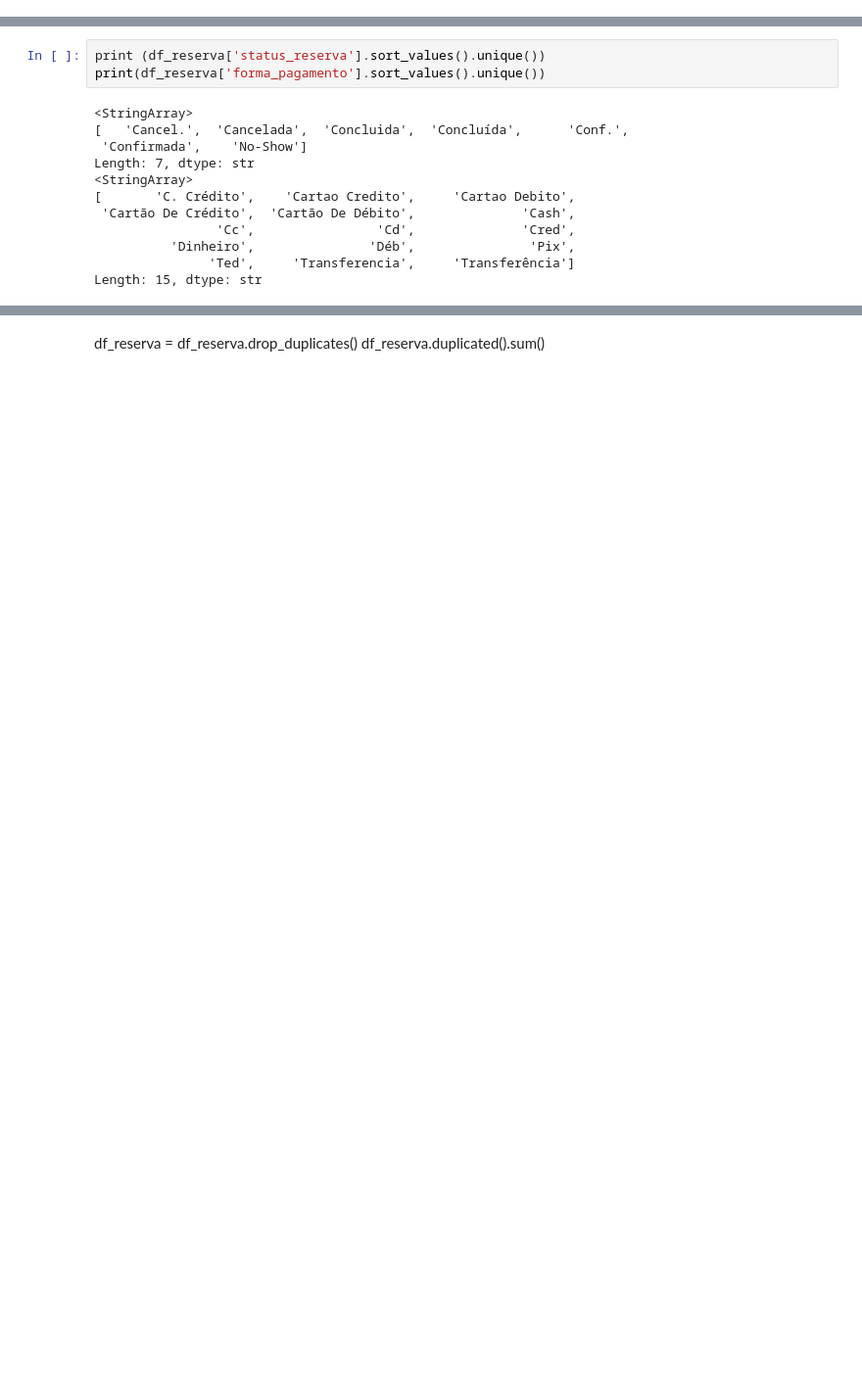
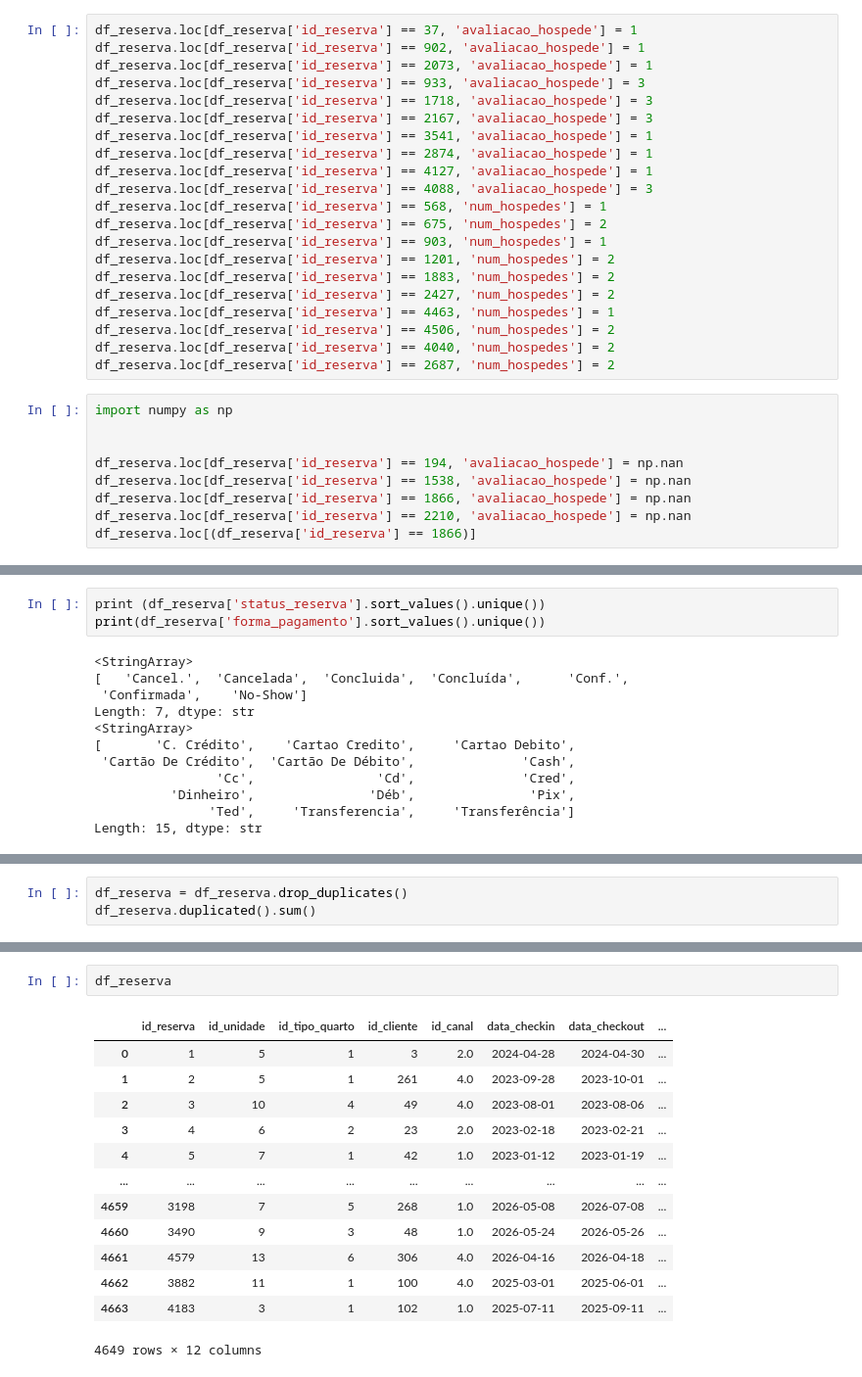
Before and after one commit to CarlosEduardoRodrigues7/Narahotel, a Jupyter notebook: narahotel.ipynb, the cells around one changed output, grey strips where cells are left out. Shown at 98% size. Saved outputs shown, nothing was run; the diff lists cells and outputs as text; blank space fills up the shorter version.

```diff
--- a/narahotel.ipynb
+++ b/narahotel.ipynb
@@ -975,3 +1035,33 @@ avaliacao_hospede           4.0
 status_reserva        Concluída
 forma_pagamento        Dinheiro
 Name: 2383, dtype: object
+# %%
+df_reserva.loc[df_reserva['id_reserva'] == 37, 'avaliacao_hospede'] = 1
+df_reserva.loc[df_reserva['id_reserva'] == 902, 'avaliacao_hospede'] = 1
+df_reserva.loc[df_reserva['id_reserva'] == 2073, 'avaliacao_hospede'] = 1
+df_reserva.loc[df_reserva['id_reserva'] == 933, 'avaliacao_hospede'] = 3
+df_reserva.loc[df_reserva['id_reserva'] == 1718, 'avaliacao_hospede'] = 3
+df_reserva.loc[df_reserva['id_reserva'] == 2167, 'avaliacao_hospede'] = 3
+df_reserva.loc[df_reserva['id_reserva'] == 3541, 'avaliacao_hospede'] = 1
+df_reserva.loc[df_reserva['id_reserva'] == 2874, 'avaliacao_hospede'] = 1
+df_reserva.loc[df_reserva['id_reserva'] == 4127, 'avaliacao_hospede'] = 1
+df_reserva.loc[df_reserva['id_reserva'] == 4088, 'avaliacao_hospede'] = 3
+df_reserva.loc[df_reserva['id_reserva'] == 568, 'num_hospedes'] = 1
+df_reserva.loc[df_reserva['id_reserva'] == 675, 'num_hospedes'] = 2
+df_reserva.loc[df_reserva['id_reserva'] == 903, 'num_hospedes'] = 1
+df_reserva.loc[df_reserva['id_reserva'] == 1201, 'num_hospedes'] = 2
+df_reserva.loc[df_reserva['id_reserva'] == 1883, 'num_hospedes'] = 2
+df_reserva.loc[df_reserva['id_reserva'] == 2427, 'num_hospedes'] = 2
+df_reserva.loc[df_reserva['id_reserva'] == 4463, 'num_hospedes'] = 1
+df_reserva.loc[df_reserva['id_reserva'] == 4506, 'num_hospedes'] = 2
+df_reserva.loc[df_reserva['id_reserva'] == 4040, 'num_hospedes'] = 2
+df_reserva.loc[df_reserva['id_reserva'] == 2687, 'num_hospedes'] = 2
+# %%
+import numpy as np
+
+
+df_reserva.loc[df_reserva['id_reserva'] == 194, 'avaliacao_hospede'] = np.nan
+df_reserva.loc[df_reserva['id_reserva'] == 1538, 'avaliacao_hospede'] = np.nan
+df_reserva.loc[df_reserva['id_reserva'] == 1866, 'avaliacao_hospede'] = np.nan
+df_reserva.loc[df_reserva['id_reserva'] == 2210, 'avaliacao_hospede'] = np.nan
+df_reserva.loc[(df_reserva['id_reserva'] == 1866)]
@@ -1045,0 +1193,3 @@ df_reserva.duplicated(subset=['id_reserva',	'id_unidade',	'id_tipo_quarto',	'id_
+# %%
+df_reserva = df_reserva.drop_duplicates()
+df_reserva.duplicated().sum()
@@ -1050,3 +1202,16 @@ np.int64(15)
-# %% [markdown]
-df_reserva = df_reserva.drop_duplicates()
-df_reserva.duplicated().sum()
+# %%
+df_reserva
+# %% [output]
+|  | id_reserva | id_unidade | id_tipo_quarto | id_cliente | id_canal | data_checkin | data_checkout | ... |
+| 0 | 1 | 5 | 1 | 3 | 2.0 | 2024-04-28 | 2024-04-30 | ... |
+| 1 | 2 | 5 | 1 | 261 | 4.0 | 2023-09-28 | 2023-10-01 | ... |
+| 2 | 3 | 10 | 4 | 49 | 4.0 | 2023-08-01 | 2023-08-06 | ... |
+| 3 | 4 | 6 | 2 | 23 | 2.0 | 2023-02-18 | 2023-02-21 | ... |
+| 4 | 5 | 7 | 1 | 42 | 1.0 | 2023-01-12 | 2023-01-19 | ... |
+| ... | ... | ... | ... | ... | ... | ... | ... | ... |
+| 4659 | 3198 | 7 | 5 | 268 | 1.0 | 2026-05-08 | 2026-07-08 | ... |
+| 4660 | 3490 | 9 | 3 | 48 | 1.0 | 2026-05-24 | 2026-05-26 | ... |
+| 4661 | 4579 | 13 | 6 | 306 | 4.0 | 2026-04-16 | 2026-04-18 | ... |
+| 4662 | 3882 | 11 | 1 | 100 | 4.0 | 2025-03-01 | 2025-06-01 | ... |
+| 4663 | 4183 | 3 | 1 | 102 | 1.0 | 2025-07-11 | 2025-09-11 | ... |
+4649 rows × 12 columns
```
Also changed, not shown: parts of 63 cells of this notebook.
